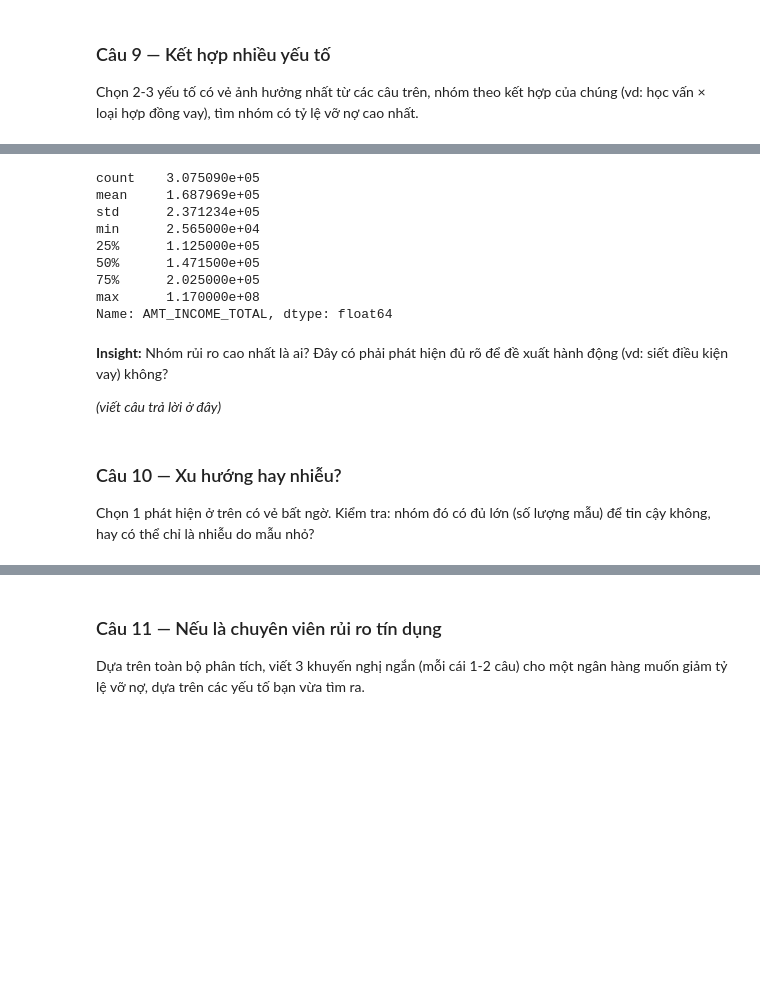
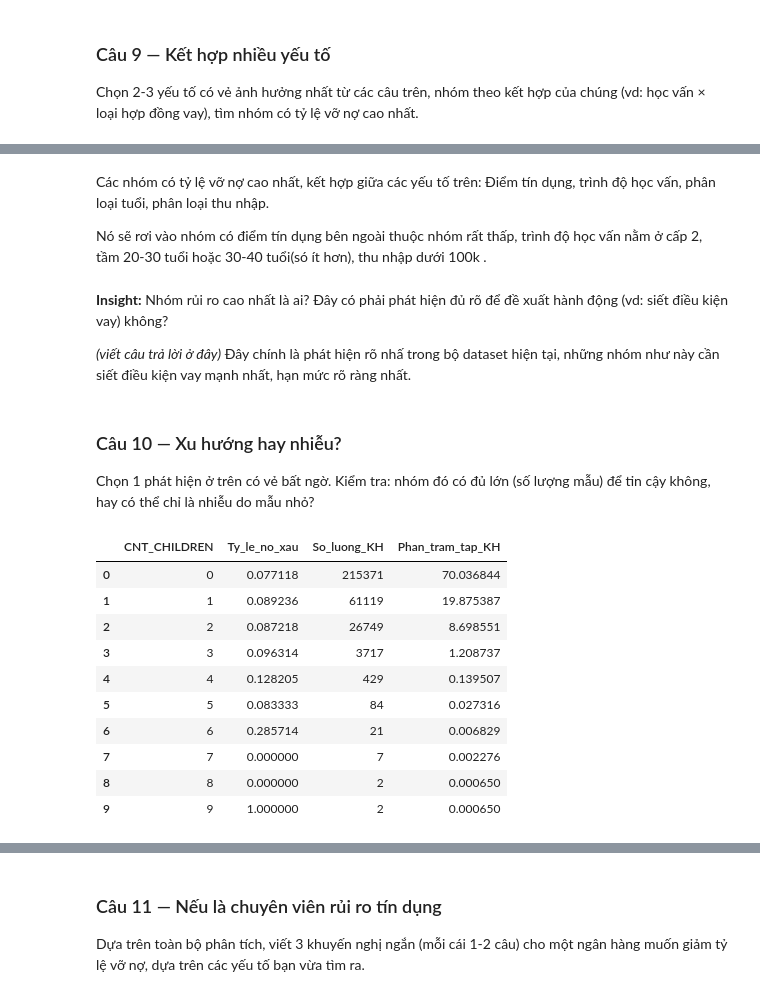
Before and after one commit to tuananhvui7-collab/credit-risk-eda, a Jupyter notebook: credit_risk_eda_template.ipynb, the cells around one changed output, grey strips where cells are left out. Cells and saved outputs as stored; diff of their text form; code cells hidden in the pictures; blank space fills up the shorter version.

```diff
--- a/credit_risk_eda_template.ipynb
+++ b/credit_risk_eda_template.ipynb
@@ -838,22 +838,40 @@ display(bang_sap_xep)
-# %%
-df["AMT_INCOME_TOTAL"].describe()
-# %% [output]
-count    3.075090e+05
-mean     1.687969e+05
-std      2.371234e+05
-min      2.565000e+04
-25%      1.125000e+05
-50%      1.471500e+05
-75%      2.025000e+05
-max      1.170000e+08
-Name: AMT_INCOME_TOTAL, dtype: float64
+# %% [markdown]
+Các nhóm có tỷ lệ vỡ nợ cao nhất, kết hợp giữa các yếu tố trên:  Điểm tín dụng, trình độ học vấn, phân loại tuổi, phân loại thu nhập.
+
+Nó sẽ rơi vào nhóm có điểm tín dụng bên ngoài thuộc nhóm rất thấp, trình độ học vấn nằm ở cấp 2, tầm 20-30 tuổi hoặc 30-40 tuổi(só ít hơn), thu nhập dưới 100k .
 # %% [markdown]
 **Insight:** Nhóm rủi ro cao nhất là ai? Đây có phải phát hiện đủ rõ để đề xuất hành động (vd: siết điều kiện vay) không?
 
 _(viết câu trả lời ở đây)_
+Đây chính là phát hiện rõ nhấ trong bộ dataset hiện tại, những nhóm như này cần siết điều kiện vay mạnh nhất, hạn mức rõ ràng nhất.
 # %% [markdown]
 ### Câu 10 — Xu hướng hay nhiễu?
 Chọn 1 phát hiện ở trên có vẻ bất ngờ. Kiểm tra: nhóm đó có đủ lớn (số lượng mẫu) để tin cậy không, hay có thể chỉ là nhiễu do mẫu nhỏ?
+# %%
+# 1. Tính toán lại tỷ lệ vỡ nợ theo Số lượng con cái (CNT_CHILDREN)
+bang_con_cai = df.groupby('CNT_CHILDREN', observed=False).agg(
+    Ty_le_no_xau = ('TARGET', 'mean'),
+    So_luong_KH = ('TARGET', 'count')
+).reset_index()
+
+# 2. TÍNH TOÁN KÍCH THƯỚC MẪU (% trên tổng thể)
+tong_khach_hang = len(df)
+bang_con_cai['Phan_tram_tap_KH'] = (bang_con_cai['So_luong_KH'] / tong_khach_hang) * 100
+
+# 3. Hiển thị 10 dòng đầu để quan sát
+display(bang_con_cai.head(10))
+# %% [output]
+|  | CNT_CHILDREN | Ty_le_no_xau | So_luong_KH | Phan_tram_tap_KH |
+| 0 | 0 | 0.077118 | 215371 | 70.036844 |
+| 1 | 1 | 0.089236 | 61119 | 19.875387 |
+| 2 | 2 | 0.087218 | 26749 | 8.698551 |
+| 3 | 3 | 0.096314 | 3717 | 1.208737 |
+| 4 | 4 | 0.128205 | 429 | 0.139507 |
+| 5 | 5 | 0.083333 | 84 | 0.027316 |
+| 6 | 6 | 0.285714 | 21 | 0.006829 |
+| 7 | 7 | 0.000000 | 7 | 0.002276 |
+| 8 | 8 | 0.000000 | 2 | 0.000650 |
+| 9 | 9 | 1.000000 | 2 | 0.000650 |
 # %% [markdown]
 **Insight:** Áp dụng khái niệm thống kê "trend vs noise" — kết luận có đáng tin không?
 
```
Also changed, not shown: parts of 4 cells of this notebook.
